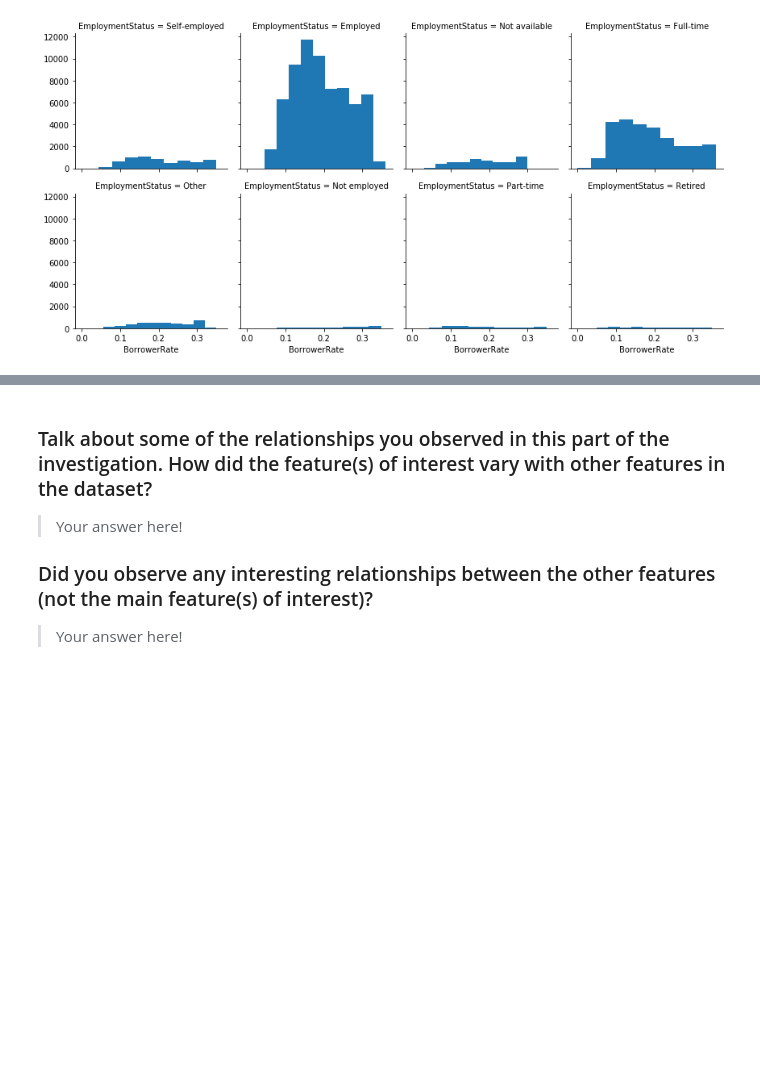
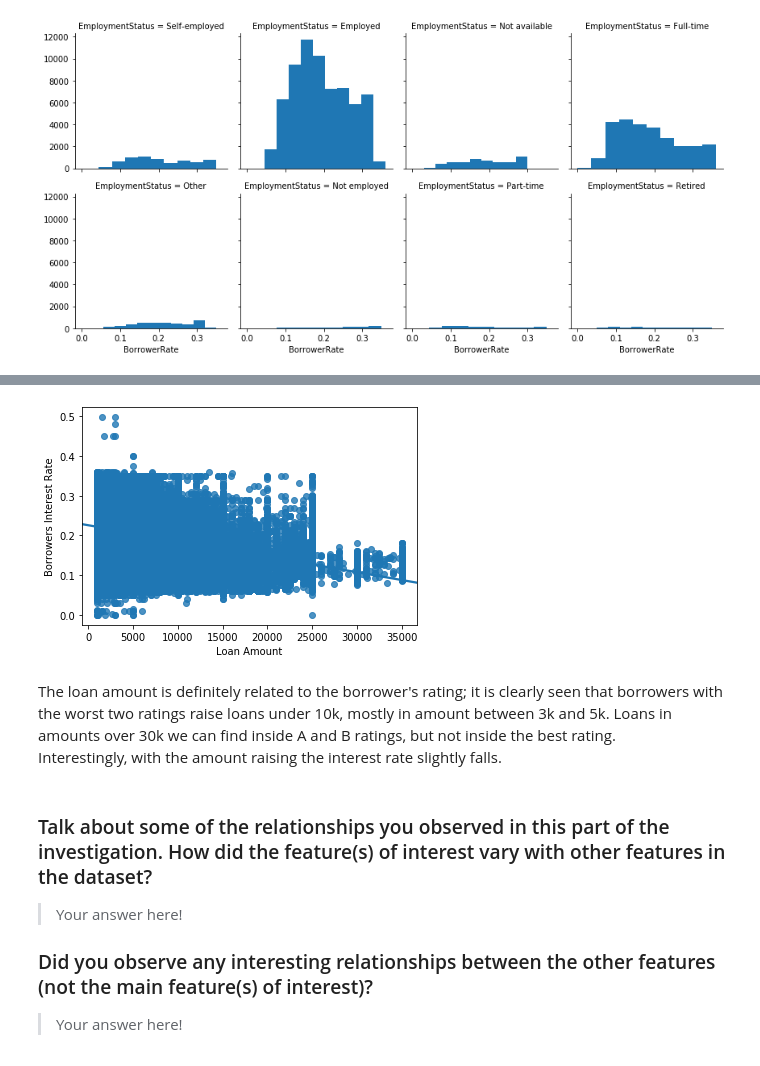
Before and after one commit to RosvitaR/Visualisation-Practice, a Jupyter notebook: exploration_template.ipynb, the cells around one changed output, grey strips where cells are left out. Saved outputs shown, nothing was run; the diff lists cells and outputs as text; code cells hidden in the pictures; blank space fills up the shorter version.

```diff
--- a/exploration_template.ipynb
+++ b/exploration_template.ipynb
@@ -372,3 +409,12 @@ g.map(plt.hist, 'BorrowerRate');
+# %%
+sb.regplot(data = loans, x = 'LoanOriginalAmount', y = 'BorrowerRate');
+plt.xlabel('Loan Amount')
+plt.ylabel('Borrowers Interest Rate');
+# %% [output]
+[figure, added]
+# %% [markdown]
+The loan amount is definitely related to the borrower's rating; it is clearly seen that borrowers with the worst two ratings raise loans under 10k, mostly in amount between 3k and 5k. Loans in amounts over 30k we can find inside A and B ratings, but not inside the best rating. <br>
+Interestingly, with the amount raising the interest rate slightly falls.
 # %% [markdown]
 ### Talk about some of the relationships you observed in this part of the investigation. How did the feature(s) of interest vary with other features in the dataset?
 
```
Also changed, not shown: parts of 6 cells of this notebook.
